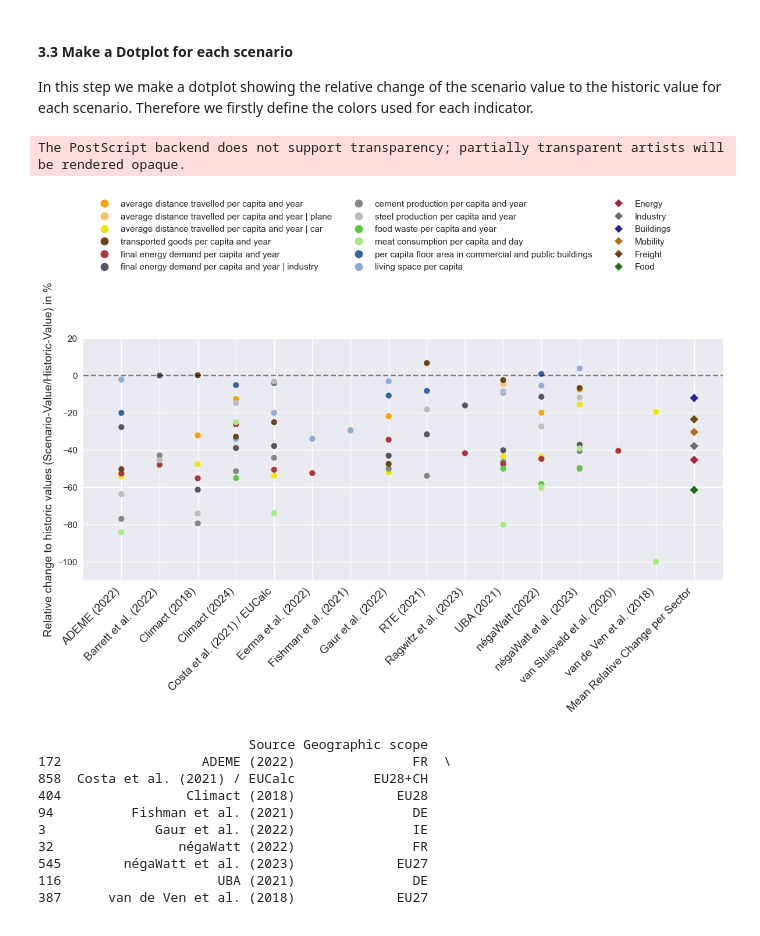
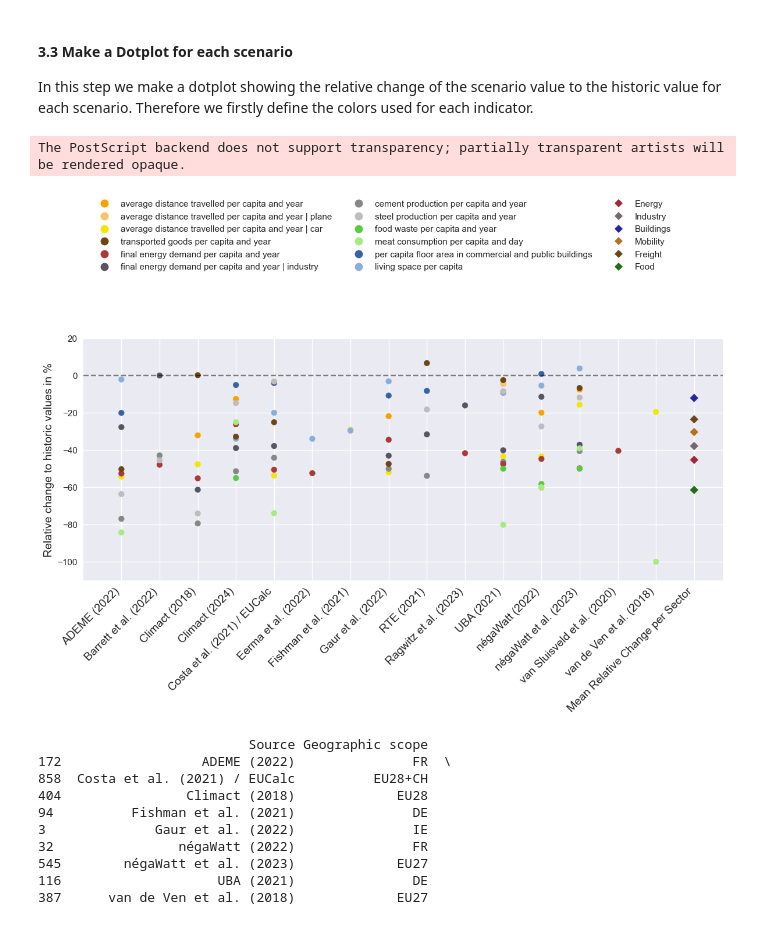
Before and after one commit to celia-burghardt/SufficiencyIndicators_Scenarios, a Jupyter notebook: main.ipynb, the cells around one changed output. Cells and saved outputs as stored; diff of their text form; code cells hidden in the pictures.

```diff
--- a/main.ipynb
+++ b/main.ipynb
@@ -2022,8 +2022,8 @@ def make_boxplot_historic(data, filename, extension = False, standard=False, raw
 
     # Configure the plot
 
-    ax.set_ylabel('Ratio to historic values (Scenario-Value/Historic-Value)')
-    naming_x_axis = [s.replace('per capita and year', '').replace('per capita', '') for s in boxplot_data.keys()]
+    ax.set_ylabel('Ratio to historic values (Scenario-Value/Historic-Value) in %')
+    naming_x_axis = [s.replace('per capita and year', '').replace('per capita', '').replace(' and day', '') for s in boxplot_data.keys()]
     ax.set_xticks(np.arange(start=1, stop=len(naming_x_axis)+1), naming_x_axis, rotation=45, ha="right", fontsize=14)
     ax.set_xlim(0)
 
@@ -2044,6 +2044,6 @@ def make_boxplot_historic(data, filename, extension = False, standard=False, raw
     plt.savefig(f'figures/{filename}', bbox_inches = "tight")
     return boxplot_data, indicator_table_data_max
 
-boxplot_data, indicator_table_data_max = make_boxplot_historic(analysis_df, 'boxplot_historic')
+boxplot_data, indicator_table_data_max = make_boxplot_historic(analysis_df, 'boxplot_historic_fig11b')
 # %% [output]
 The PostScript backend does not support transparency; partially transparent artists will be rendered opaque.
@@ -2143,7 +2143,7 @@ def make_plot_relative_change(data, filename, extension=False, standard=False, r
     ax.scatter([len(scenarios) + 1] * len(sector_means), sector_means['Relative Change'], c=sector_means['Color'], alpha=1, s=50, marker='D')
 
     # Configure the plot
-    ax.set_ylabel('Relative change to historic values (Scenario-Value/Historic-Value) in %', fontsize=14)
+    ax.set_ylabel('Relative change to historic values in %', fontsize=14)
     x_ticks = np.append(scenarios, 'Mean Relative Change per Sector')
     ax.set_xticks(np.arange(start=1, stop=len(scenarios) + 2), x_ticks, rotation=45, ha="right", fontsize=14)
     ax.tick_params(axis='y', labelleft=True, labelright=False)
@@ -2154,34 +2154,34 @@ def make_plot_relative_change(data, filename, extension=False, standard=False, r
     ax.axhline(0, color='#030303', linestyle='--', alpha=0.5)
 
     # manually define a new patch
     if color_per_sector:
         patches = [mpatches.Patch(color=colors_sector[x], label=x) for x in colors_sector.keys()]
     else:
         patches_scenarios = [plt.plot([], [], marker="o", ms=10, ls="", mec=None, color=colors_indicators[x],
                                       label="{:s}".format(x))[0] for x in colors_indicators.keys()]
 
         patches_sectors = [plt.plot([], [], marker="D", ms=7, ls="", mec=None, color=colors_sector[x],
                                     label="{:s}".format(x))[0] for x in colors_sector.keys()]
 
         patches = patches_scenarios + patches_sectors
     # plot the legend
     ax.legend(handles=patches, loc='upper center', ncols=3, bbox_to_anchor=(-0.1, 0, 1.2, 1.015),
               bbox_transform=plt.gcf().transFigure, fontsize=11)
 
     # Save figure either with default extension or with extension given in the function
     plt.savefig(f'figures/{filename}.png')  # , bbox_inches = "tight")
     if extension:
         filename = f'{filename}.{extension}'
     plt.savefig(f'figures/{filename}')  # , bbox_inches = "tight")
 
     # Reset Font Sizes
     update_font_sizes()
 
 # Call the modified function
 make_plot_relative_change(analysis_df, 'dotplot_studies_historic_change_fig11', color_per_sector=False)
 # %% [output]
 The PostScript backend does not support transparency; partially transparent artists will be rendered opaque.
-[figure, old version]
+[figure, new version]
 # %%
 # Makes a boxplot showing the relative difference between each scenario and the corresponding historic value
 def make_plot_relative_change(data, filename, extension = False, standard=False, raw_data=False, color_per_sector=False):
```
Also changed, not shown: parts of 3 cells of this notebook.
